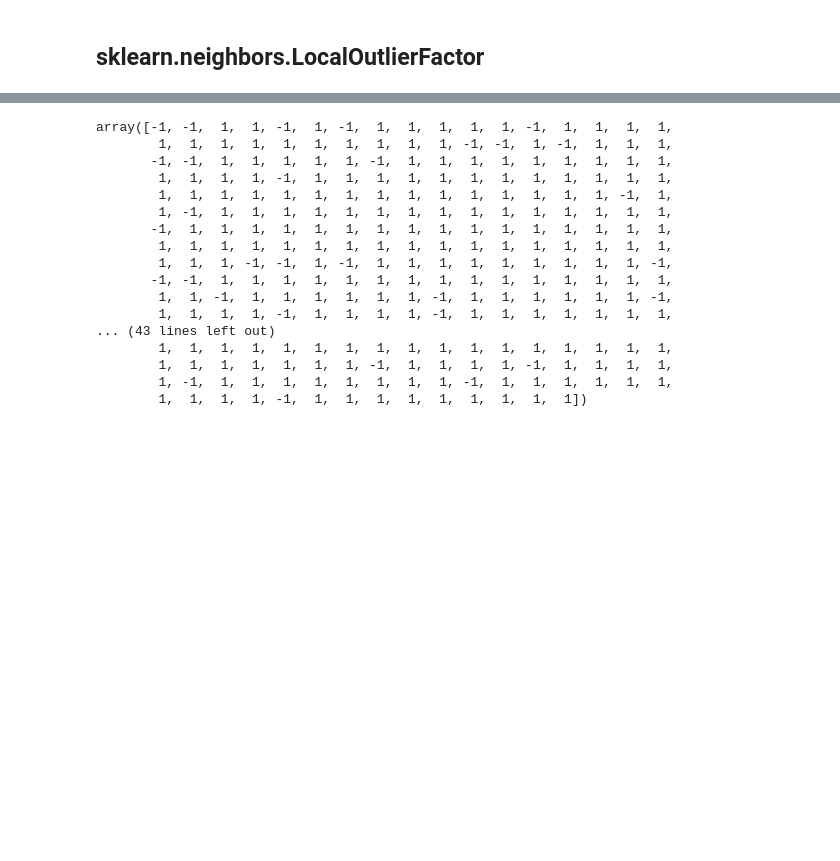
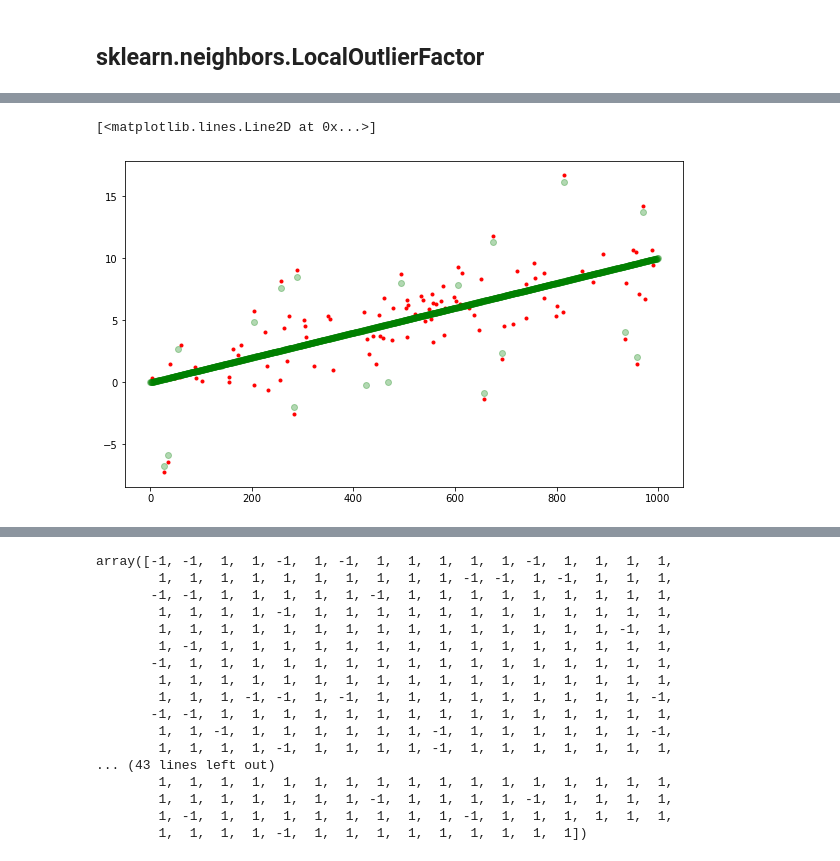
Before and after one commit to seoyeonc/ms, a Jupyter notebook: _notebooks/2022-10-26-comparison_study.ipynb, the cells around one changed output, grey strips where cells are left out. Cells and saved outputs as stored; diff of their text form; code cells hidden in the pictures; blank space fills up the shorter version.

```diff
--- a/_notebooks/2022-10-26-comparison_study.ipynb
+++ b/_notebooks/2022-10-26-comparison_study.ipynb
@@ -86,0 +97,6 @@ outlier_true_one = list(map(lambda x: -1 if x!=0 else 1,outlier_true_one))
+# %%
+X = np.array(_df)
+# %%
+clf = LocalOutlierFactor(n_neighbors=2)
+# %%
+clf.fit_predict(X)
@@ -86,0 +123,2 @@ outlier_true_one = list(map(lambda x: -1 if x!=0 else 1,outlier_true_one))
+# %%
+outlier_first_index = np.where(clf.fit_predict(X)==-1)
@@ -86,0 +173,7 @@ outlier_true_one = list(map(lambda x: -1 if x!=0 else 1,outlier_true_one))
+# %%
+plt.figure(figsize=(10,6))
+plt.plot(_df.loc[outlier_first_index].reset_index()['index'],_df.loc[outlier_first_index].reset_index()['y'],'r.')
+plt.plot(_y1+xhat,'go',alpha=0.3)
+# %% [output]
+[<matplotlib.lines.Line2D at 0x...>]
+[figure, added]
```
Also changed, not shown: parts of 87 cells of this notebook.
